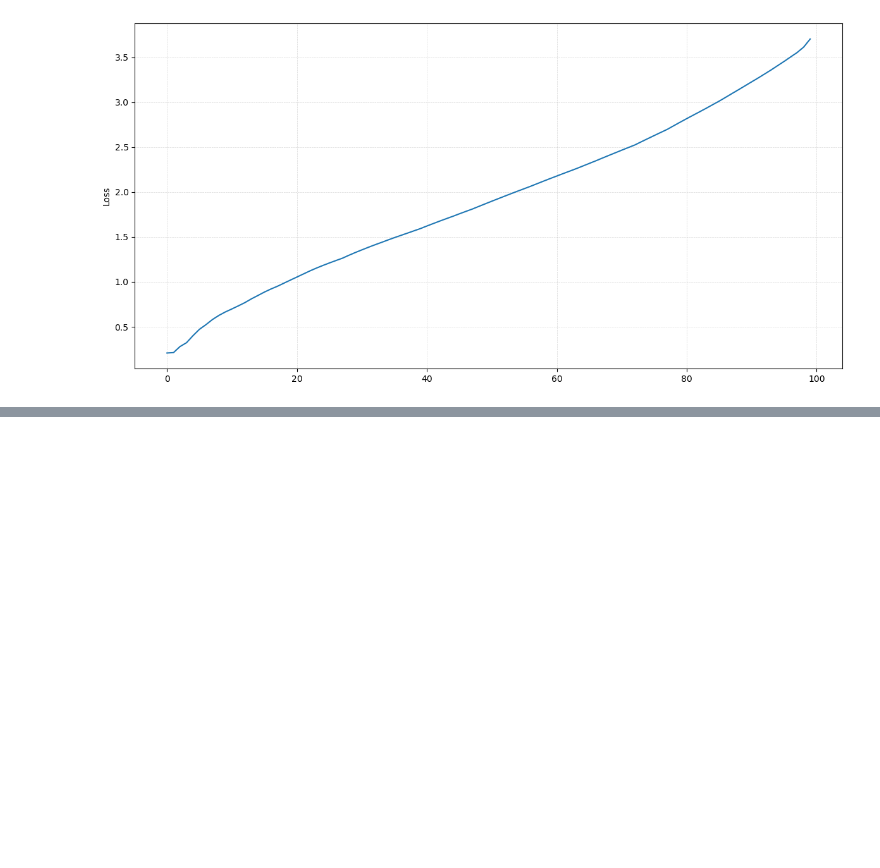
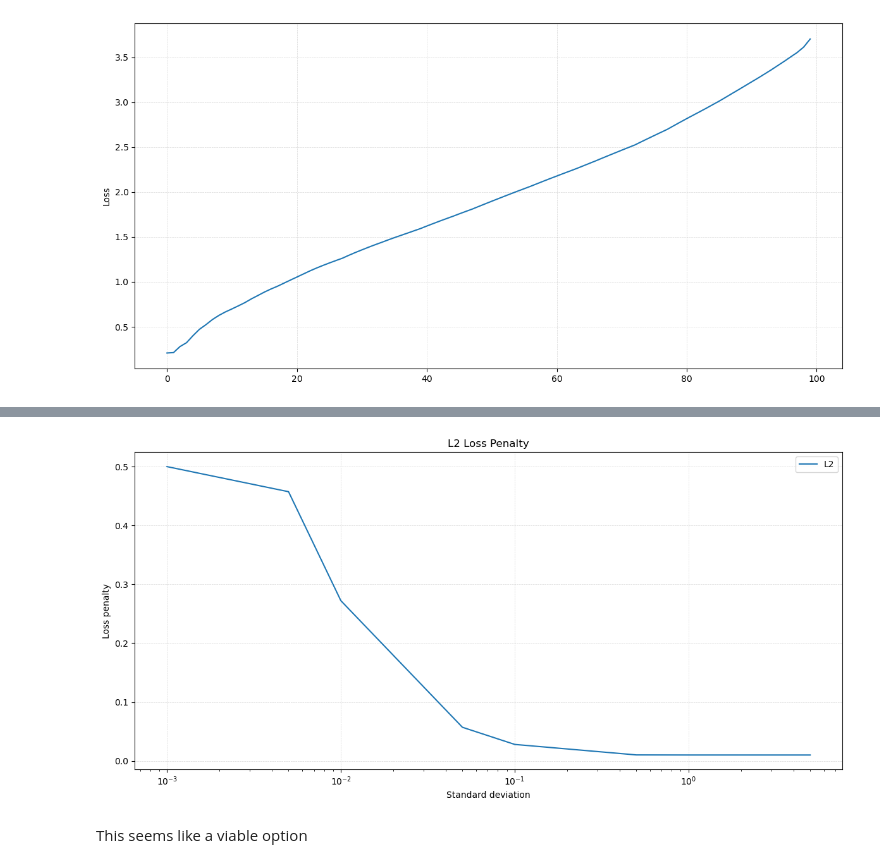
Before and after one commit to claudio525/post_event_gm_gnn, a Jupyter notebook: sim_ranking/explore/prob_loss_explore.ipynb, the cells around one changed output, grey strips where cells are left out. Drawn from its saved outputs; the diff is of its cells as text; code cells hidden in the pictures; blank space fills up the shorter version.

```diff
--- a/sim_ranking/explore/prob_loss_explore.ipynb
+++ b/sim_ranking/explore/prob_loss_explore.ipynb
@@ -95,0 +95,19 @@ array([ 0.20853923,  0.21743083,  0.41477063,  0.45149106,  0.7157408 ,
+# %%
+fig, ax = plt.subplots(figsize=(12, 6))
+
+# ax.plot(std_values, l1_values, label="L1")
+ax.semilogx(std_values, l2_values, label="L2")
+# ax.axhline(uniform_l1, color="black", linestyle="--", label="Uniform L1")
+# ax.axhline(uniform_l2, color="black", linestyle="--", label="Uniform L2")
+
+ax.grid(linewidth=0.5, alpha=0.5, linestyle="--")
+ax.set_xlabel("Standard deviation")
+ax.set_ylabel("Loss penalty")
+ax.set_title("L2 Loss Penalty")
+ax.legend()
+
+fig.tight_layout()
+# %% [output]
+[figure, added]
+# %% [markdown]
+This seems like a viable option
```
Also changed, not shown: parts of 9 cells of this notebook, 12 other files.
